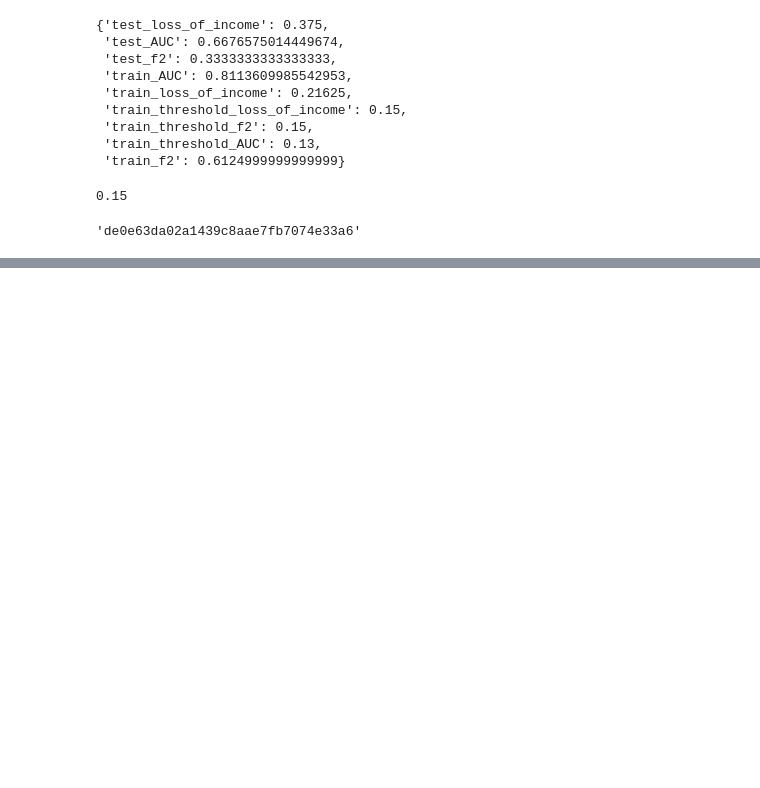
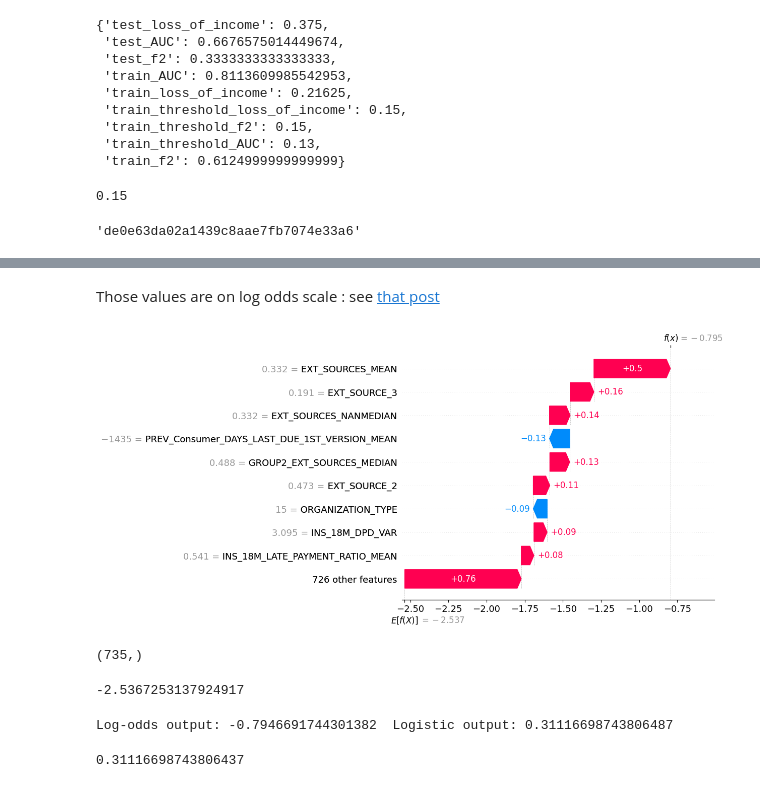
Before and after one commit to JulienfLeBoucher/OC_MLOps_credit_scoring, a Jupyter notebook: api/api_dev.ipynb, the cells around one changed output, grey strips where cells are left out. Cells and saved outputs as stored; diff of their text form; code cells hidden in the pictures; blank space fills up the shorter version.

```diff
--- a/api/api_dev.ipynb
+++ b/api/api_dev.ipynb
@@ -141,0 +191,26 @@ get_model_run_id_from_name_stage_version('lgbm_test', 'Staging', 1)
+# %%
+DEBUG = True
+# Path to find model information
+MLFLOW_TRACKING_URI = "/home/louberehc/OCR/projets/7_scoring_model/mlruns"
+# Choose the model in the MLflow registry
+model_name = "lgbm_test_2"
+stage = "Staging"
+version = 2
+# Choose the data to consider and load in the app
+APP_DATA_PATH = "/home/louberehc/OCR/projets/7_scoring_model/pickle_files/reduced_data.pkl"
+###############################################################################
+
+# Set the Mlflow tracking URI
+api_utils.set_mlflow_tracking_URI(MLFLOW_TRACKING_URI)
+
+# Load the model and the data
+
+# Load the model and the data
+model_run_id = (
+    api_utils
+    .get_model_run_id_from_name_stage_version(model_name, stage, version)
+)
+model_uri = api_utils.make_model_uri(model_run_id)
+model = api_utils.load_model(model_uri)
+features, target = api_utils.load_data(APP_DATA_PATH)
+valid_customer_ids = features.index
@@ -141,0 +352,3 @@ get_model_run_id_from_name_stage_version('lgbm_test', 'Staging', 1)
+# %%
+features_test = features.iloc[:10, :]
+features_test
@@ -141,0 +375,4 @@ get_model_run_id_from_name_stage_version('lgbm_test', 'Staging', 1)
+# %%
+explainer = shap.TreeExplainer(model)
+# shap values explainer with 3 fiels (values, base_values, data)
+sv = explainer(features_test)
@@ -141,0 +396,22 @@ get_model_run_id_from_name_stage_version('lgbm_test', 'Staging', 1)
+# %% [markdown]
+Those values are on log odds scale : see [that post](https://github.com/shap/shap/issues/214)
+# %%
+# Get shap values explaining feature contribution to change the log odds
+# for being in the risk customer class.
+exp = shap.Explanation(
+    sv.values[:,:,1],
+    sv.base_values[:,1],
+    data=features.values,
+    feature_names=features.columns
+)
+# %%
+idx = 1
+shap.plots.waterfall(exp[idx])
+# %% [output]
+[figure, added]
+# %%
+# check compatibility with predict proba
+shap_values_idx= exp.values[idx, :]
+shap_values_idx.shape
+# %% [output]
+(735,)
@@ -141,0 +423,15 @@ get_model_run_id_from_name_stage_version('lgbm_test', 'Staging', 1)
+# %%
+base_value = exp.base_values[-1]
+base_value
+# %% [output]
+-2.5367253137924917
+# %%
+output = base_value + np.sum(shap_values_idx)  ## the remaining indexes are the the linear/additive contributions of each feature
+
+print('Log-odds output:', output, ' Logistic output:', inv_logit(output))
+# %% [output]
+Log-odds output: -0.7946691744301382  Logistic output: 0.31116698743806487
+# %%
+y_pred_test[idx][1]
+# %% [output]
+0.31116698743806437
```
Also changed, not shown: parts of 51 cells of this notebook.
